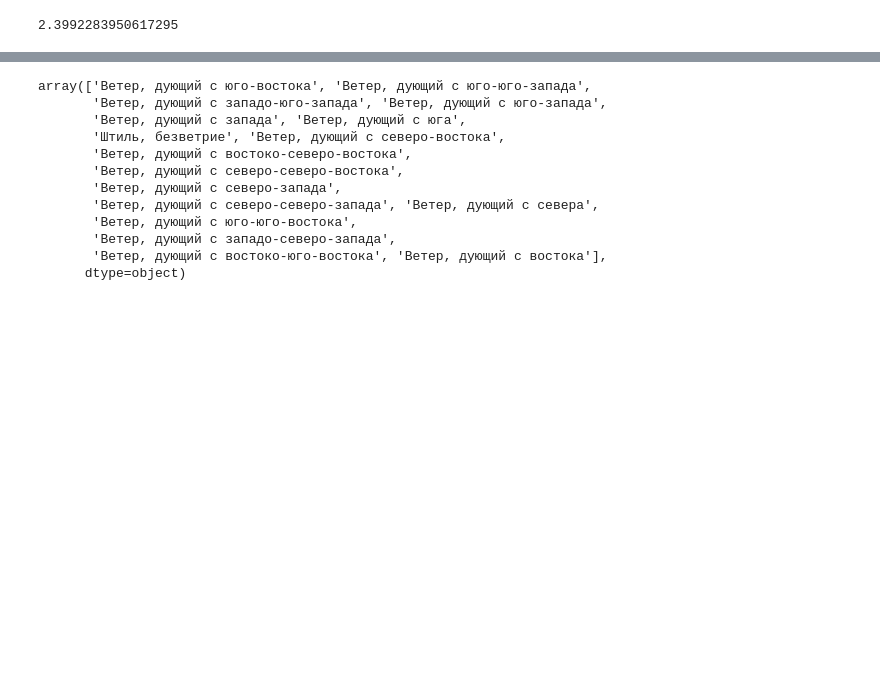
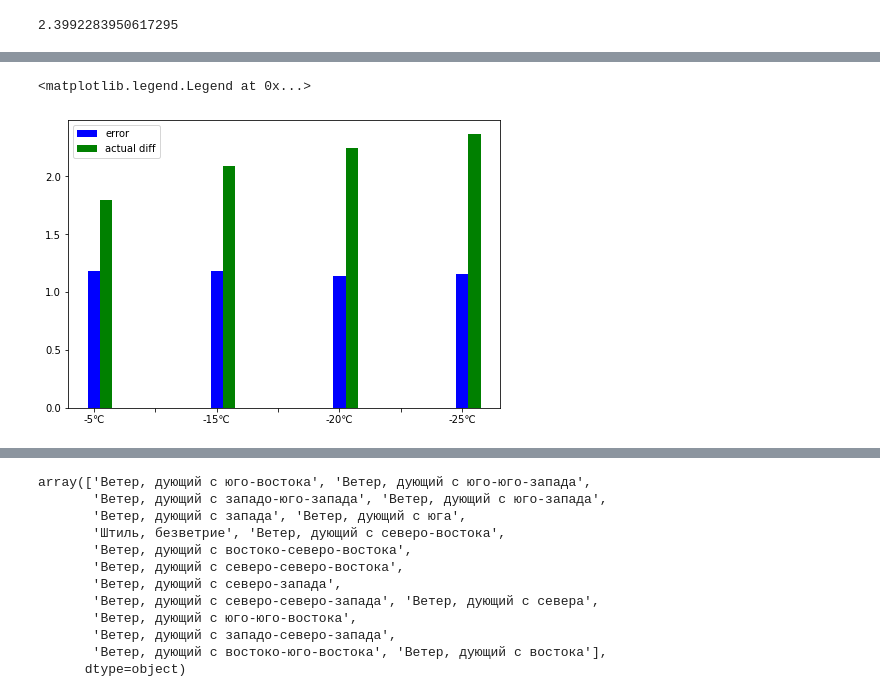
Before and after one commit to dimka11/coursework, a Jupyter notebook: NewData/predict.ipynb, the cells around one changed output, grey strips where cells are left out. Drawn from its saved outputs; the diff is of its cells as text; code cells hidden in the pictures; blank space fills up the shorter version.

```diff
--- a/NewData/predict.ipynb
+++ b/NewData/predict.ipynb
@@ -854,3 +854,31 @@ abs(df_merged_w_preds1['diff_3'][df_merged_w_preds1['T'] <-15]).mean()
+# %%
+# bar_plot
+e1 = df_merged_w_preds1['error'][df_merged_w_preds1['T'] <-5].mean()
+ad1 = abs(df_merged_w_preds1['diff_3'][df_merged_w_preds1['T'] <-5]).mean()
+
+e2 = df_merged_w_preds1['error'][df_merged_w_preds1['T'] <-15].mean()
+ad2 = abs(df_merged_w_preds1['diff_3'][df_merged_w_preds1['T'] <-15]).mean()
+
+e3 = df_merged_w_preds1['error'][df_merged_w_preds1['T'] <-20].mean()
+ad3 = abs(df_merged_w_preds1['diff_3'][df_merged_w_preds1['T'] <-20]).mean()
+
+e4 = df_merged_w_preds1['error'][df_merged_w_preds1['T'] <-25].mean()
+ad4 = abs(df_merged_w_preds1['diff_3'][df_merged_w_preds1['T'] <-25]).mean()
+
+data1 = [e1, e2, e3, e4]
+data2 = [ad1, ad2, ad3, ad4]
+
+labels = ['', '-5℃', '', '-15℃','', '-20℃','', '-25℃']
+X = np.arange(4)
+fig = plt.figure()
+ax = fig.add_axes([0,0,1,1])
+ax.set_xticklabels(labels)
+ax.bar(X + 0.00, data1, color = 'b', width = 0.1)
+ax.bar(X + 0.1, data2, color = 'g', width = 0.1)
+ax.legend(['error','actual diff'])
+# %% [output]
+<matplotlib.legend.Legend at 0x...>
+[figure, added]
 # %%
 display(df_merged_w_preds1['error'][df_merged_w_preds1['DD_'] == 'Calm'].mean())
 display(abs(df_merged_w_preds1['diff_3'][df_merged_w_preds1['DD_'] == 'Calm']).mean())
```
Also changed, not shown: parts of 19 cells of this notebook, 4 other files.
